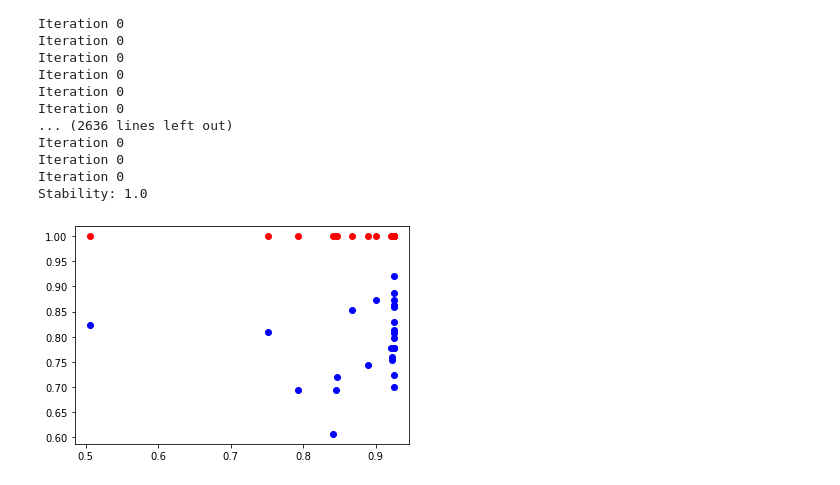
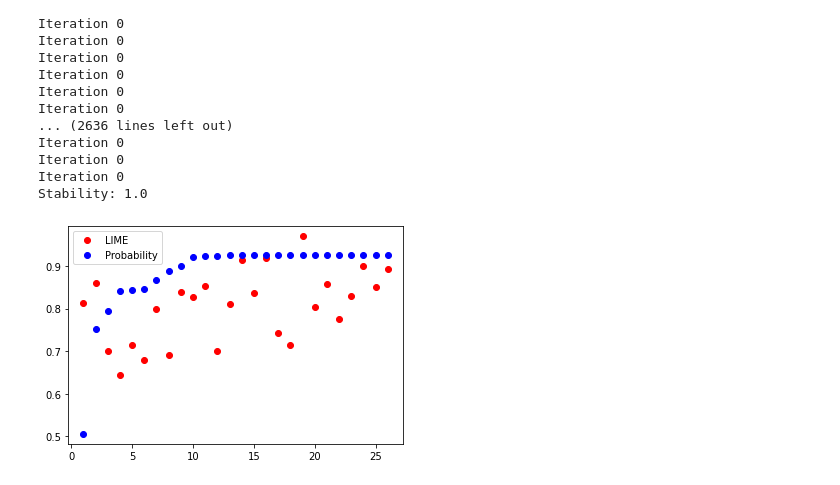
Before and after one commit to Mythreyi-V/PPA_Evaluation, a Jupyter notebook: Breast Cancer/Notebooks/XGB_true_pos stability vs confidence.ipynb, the cells around one changed output. Saved outputs shown, nothing was run; the diff lists cells and outputs as text; code cells hidden in the pictures.

```diff
--- a/Breast Cancer/Notebooks/XGB_true_pos stability vs confidence.ipynb
+++ b/Breast Cancer/Notebooks/XGB_true_pos stability vs confidence.ipynb
@@ -159,8 +159,8 @@ def create_samples(shap_explainer, iterations, row, features, top = 10):
         if type(shap_explainer) == shap.explainers.kernel.KernelExplainer:
             for i in range(length):
                 feat = features[i]
-                shap_val = shap_values[i]
-                abs_val = abs(shap_values[i])
+                shap_val = shap_values[0][i]
+                abs_val = abs(shap_values[0][i])
                 entry = (feat, shap_val, abs_val)
                 importances.append(entry)
         else:
@@ -310,8 +294,11 @@ Iteration 0
 Iteration 0
 Stability: 1.0
 # %%
-plt.plot(probas, stability_scores, 'bo', label = 'LIME')
-plt.plot(probas, tree_stability_scores, 'ro', label = 'SHAP')
+plt.plot(instances, stability_scores, 'ro', label = 'LIME')
+#plt.plot(instances, shap_stability_scores, 'ro', label = 'Kernel SHAP')
+#plt.plot(instances, tree_stability_scores, 'go', label = 'TreeSHAP')
+plt.plot(instances, probas, 'bo', label = "Probability")
+plt.legend()
 plt.show()
 # %% [output]
-[figure, old version]
+[figure, new version]
```
Also changed, not shown: parts of 4 cells of this notebook, 2 other files.
